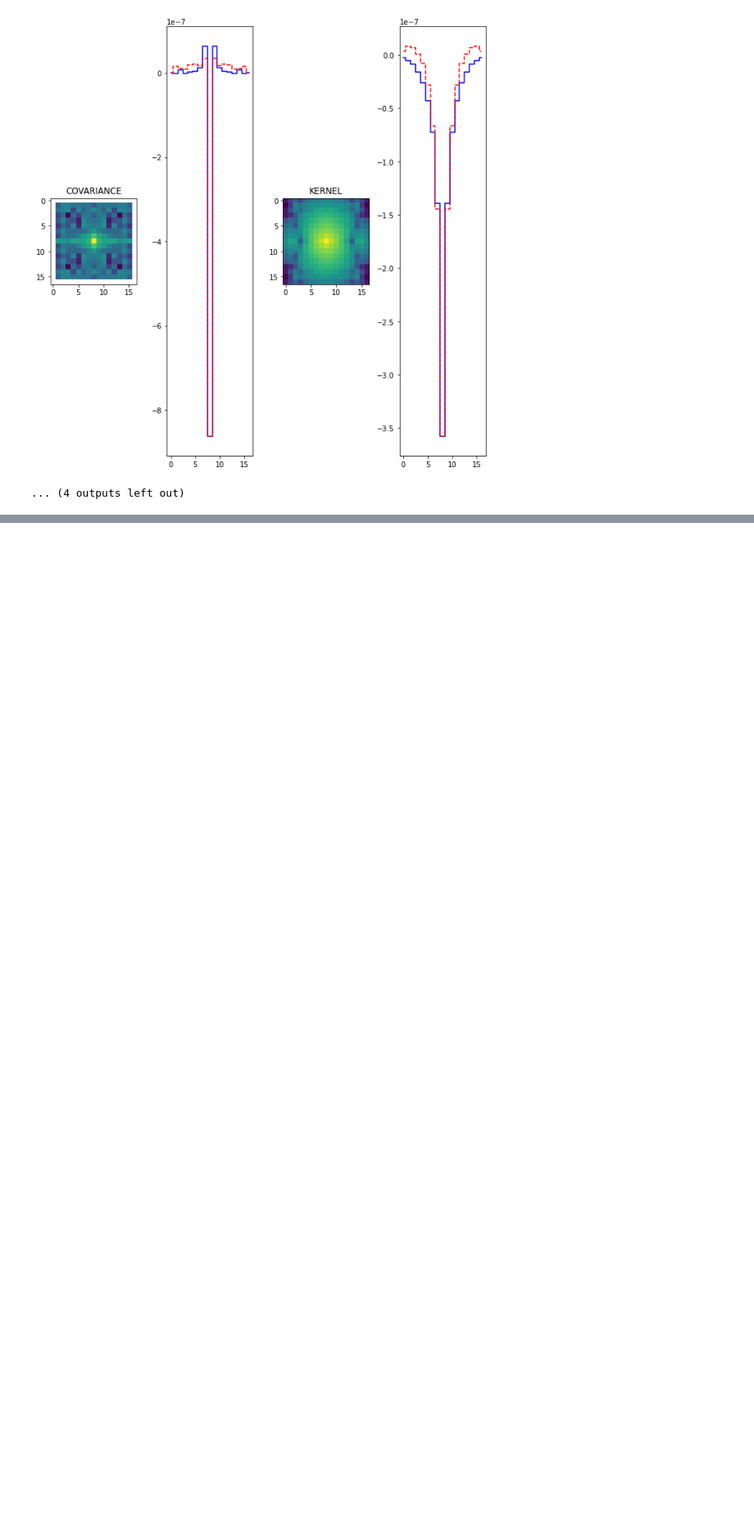
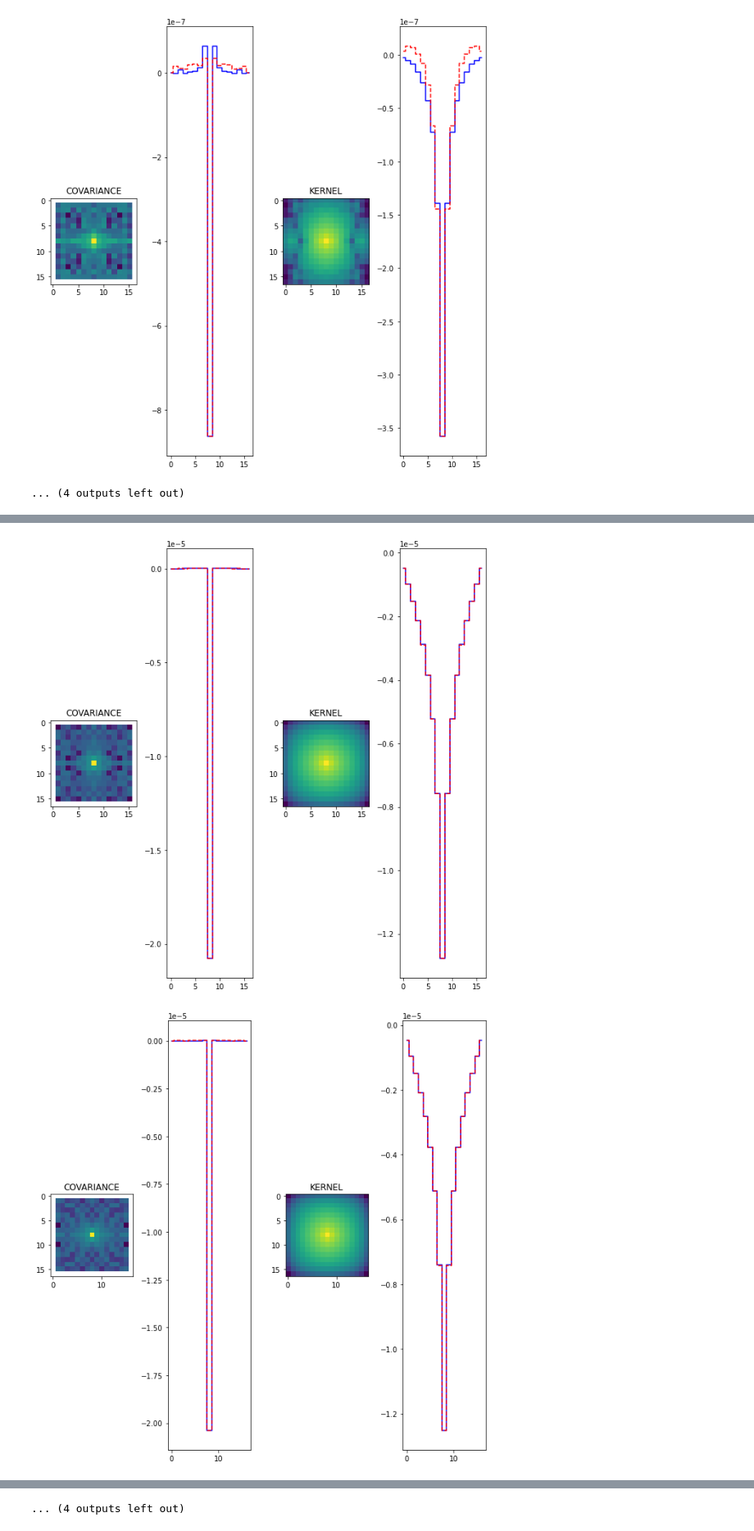
Before and after one commit to youtsumi/ButlerGen3Work, a Jupyter notebook: PTCCovKernelPlot.ipynb, the cells around one changed output, grey strips where cells are left out. Shown at 82% size. Cells and saved outputs as stored; diff of their text form; code cells hidden in the pictures; blank space fills up the shorter version.

```diff
--- a/PTCCovKernelPlot.ipynb
+++ b/PTCCovKernelPlot.ipynb
@@ -56,6 +56,6 @@ Error DatasetType('bfk', {instrument, detector}, BrighterFatterKernel, isCalibra
 # %%
 num = 0
-datasetRefs = list(subregistry.queryDatasets(datasetType="raw",collections=collections))
+datasetRefs = list(subregistry.queryDatasets(datasetType="raw",where=where,collections=collections))
 raw = subbutler.get(datasetRefs[num])
 datasetRefs = list(subregistry.queryDatasets(datasetType="ptc",collections=["u/youtsumi/run_12781/bf_work/ptcs/20210610T163510Z"]))
 ptc = subbutler.get(datasetRefs[num])
@@ -103,0 +106,24 @@ for ch in range(16):
+# %%
+num = 0
+datasetRefs = list(subregistry.queryDatasets(datasetType="raw",where=where,collections=collections))
+raw = subbutler.get(datasetRefs[num])
+datasetRefs = list(subregistry.queryDatasets(datasetType="ptc",collections=["u/youtsumi/run_12781/bf_work/ptcs/20210610T163510Z"]))
+ptc = subbutler.get(datasetRefs[num])
+bfk = BrighterFatterKernelSolveTask()
+new = bfk.run(ptc,[raw],LsstCam().getCamera(),datasetRefs[num].dataId)
+
+
+for ch in range(16):
+    fig, axs = pylab.subplots(1, 4, figsize=(9,9),facecolor='w')
+    for i,(akey,label,sign) in enumerate([ ("MEAN_XCORRS","COVARIANCE",-1), ("KERNEL","KERNEL",1) ]):
+        pixtable = new.getDict()["outputBFK"].toTable()[0][akey][ch]
+        axs[0+2*i].set_title(label)
+        axs[0+2*i].imshow(numpy.log10(abs(pixtable.reshape(17,17))))
+#        fig, axs = pylab.subplots(1, 1, figsize=(9,9),facecolor='w')
+        axs[1+2*i].plot(pixtable.reshape(17,17)[:,8]*sign,color="blue",drawstyle='steps-mid')
+        axs[1+2*i].plot(pixtable.reshape(17,17)[8,:]*sign,color="red",drawstyle='steps-mid',linestyle='--')
+        pylab.tight_layout()
+    pylab.show()
+# %% [output]
+[figure, added]
+[figure, added]
@@ -103,0 +140 @@ for ch in range(16):
+... (4 outputs left out)
```
Also changed, not shown: parts of 5 cells of this notebook.
